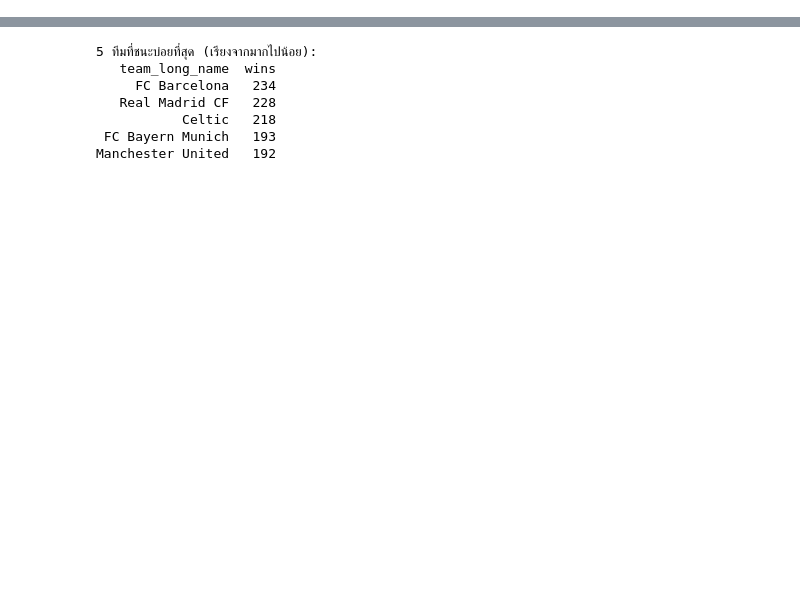
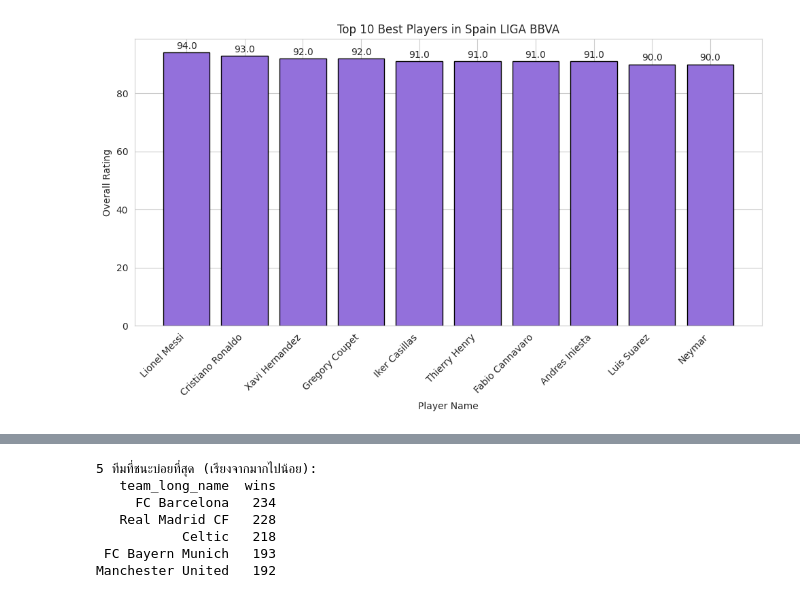
Before and after one commit to Thunyawat2543/European-soccer-, a Jupyter notebook: mini_project.ipynb, the cells around one changed output, grey strips where cells are left out. Saved outputs shown, nothing was run; the diff lists cells and outputs as text; code cells hidden in the pictures; blank space fills up the shorter version.

```diff
--- a/mini_project.ipynb
+++ b/mini_project.ipynb
@@ -63,0 +218,92 @@ print(df_match.head())
+# %%
+# 1) ฟังก์ชัน find_top_n_players_in_league
+#    รับชื่อลีก (league_name) และจำนวนอันดับ n (default = 10)
+def find_top_n_players_in_league(league_name, n=10):
+    # 1.1) หาแถว (row) ของลีกที่ต้องการจาก df_league
+    league_row = df_league[df_league['name'] == league_name]
+
+    # ถ้าไม่มีลีกชื่อนี้ ให้แจ้งเตือนแล้ว return None
+    if league_row.empty:
+        print(f"ไม่พบลีก: {league_name}")
+        return None
+
+    # 1.2) ดึง country_id จากลีกนั้น ๆ
+    league_country_id = league_row['country_id'].values[0]
+
+    # 1.3) เลือกเฉพาะแมตช์ที่อยู่ในลีกนี้ (ดูจาก country_id)
+    league_matches = df_match[df_match['country_id'] == league_country_id]
+
+    # 1.4) สร้าง list ชื่อคอลัมน์ทั้งหมดที่เป็น player ใน match (home_player_1..11, away_player_1..11)
+    player_cols = [f'home_player_{i}' for i in range(1, 12)] + [f'away_player_{i}' for i in range(1, 12)]
+
+    # 1.5) ดึง player_ids (เฉพาะค่าที่ไม่เป็น NaN)
+    player_ids = pd.unique(league_matches[player_cols].values.ravel('K'))
+    player_ids = player_ids[~pd.isnull(player_ids)].astype(int)
+
+    # ถ้าไม่มี player_ids เลย แปลว่าไม่พบนักเตะในแมตช์ของลีกนี้
+    if len(player_ids) == 0:
+        print("ไม่พบนักเตะในแมตช์ของลีกนี้")
+        return None
+
+    # 1.6) เลือกดูสถิติของนักเตะ (df_player_attr) เฉพาะคนที่อยู่ใน player_ids ข้างต้น
+    df_attr_league = df_player_attr[df_player_attr['player_api_id'].isin(player_ids)]
+
+    # ถ้าไม่มีข้อมูลสถิติของนักเตะในลีกนี้เลย
+    if df_attr_league.empty:
+        print("ไม่พบข้อมูลสถิติของนักเตะในลีกนี้")
+        return None
+
+    # 1.7) คำนวณค่า overall_rating สูงสุดของแต่ละ player_api_id
+    #      (สมมติใช้ max() เพราะนักเตะคนเดียวอาจมี attribute หลาย record)
+    df_rating = df_attr_league.groupby('player_api_id')['overall_rating'].max().reset_index()
+
+    # 1.8) เรียงลำดับจากคะแนนสูงไปต่ำ แล้วเลือกเฉพาะ top n
+    df_rating_sorted = df_rating.sort_values(by='overall_rating', ascending=False).head(n)
+
+    # 1.9) merge กับ df_player เพื่อดึงชื่อผู้เล่น (player_name) มาประกอบ
+    df_rating_sorted = df_rating_sorted.merge(
+        df_player[['player_api_id', 'player_name']],
+        on='player_api_id',
+        how='left'
+    )
+
+    # คืน DataFrame ที่ได้
+    return df_rating_sorted
+# 2) เรียกใช้ฟังก์ชันเพื่อหานักเตะ Top 10 ในลีกสเปน (Spain LIGA BBVA)
+
+top10_spain = find_top_n_players_in_league("Spain LIGA BBVA", n=10)
+
+if top10_spain is None:
+    print("ไม่พบข้อมูล Top 10 นักเตะ")
+else:
+    # 2.1) แสดงตารางเฉพาะคอลัมน์ player_name และ overall_rating
+    print(top10_spain[['player_name', 'overall_rating']])
+
+    # 2.2) สร้างกราฟแท่ง (Bar Chart) แสดง Top 10 นักเตะ
+    plt.figure(figsize=(10, 6))
+    bars = plt.bar(
+        top10_spain['player_name'],
+        top10_spain['overall_rating'],
+        color='mediumpurple',
+        edgecolor='black'
+    )
+
+    # 2.3) ใส่ตัวเลขคะแนนเหนือแท่ง
+    for i, row in enumerate(top10_spain.itertuples()):
+        plt.text(
+            i,
+            row.overall_rating + 0.5,
+            f"{row.overall_rating:.1f}",
+            ha='center',
+            va='bottom',
+            fontsize=10
+        )
+
+    # 2.4) ตั้งชื่อกราฟและแกน
+    plt.title("Top 10 Best Players in Spain LIGA BBVA")
+    plt.xlabel("Player Name")
+    plt.ylabel("Overall Rating")
+    plt.xticks(rotation=45, ha='right')
+    plt.tight_layout()
+    plt.show()
+# %% [output]
@@ -63,0 +321 @@ print(df_match.head())
+[figure, added]
```
Also changed, not shown: parts of 43 cells of this notebook.
